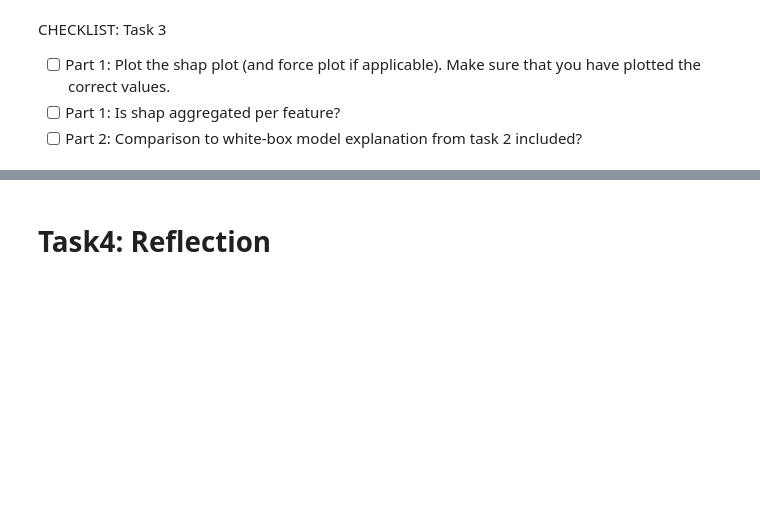
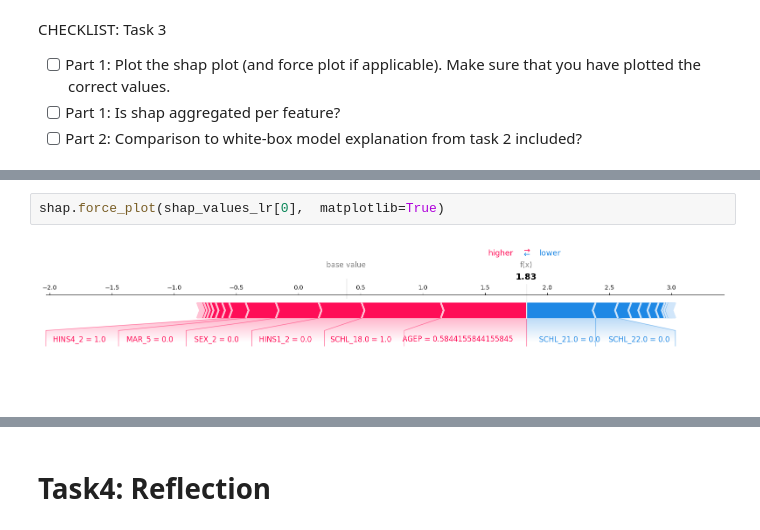
Before and after one commit to jorgedelpozolerida/-KDS_AlgorithmicFairness, a Jupyter notebook: Assignment1/assignment1.ipynb, the cells around one changed output, grey strips where cells are left out. Cells and saved outputs as stored; diff of their text form; blank space fills up the shorter version.

```diff
--- a/Assignment1/assignment1.ipynb
+++ b/Assignment1/assignment1.ipynb
@@ -477,0 +483,4 @@ included?
+# %%
+shap.force_plot(shap_values_lr[0],  matplotlib=True)
+# %% [output]
+[figure, added]
```
Also changed, not shown: parts of 13 cells of this notebook.
